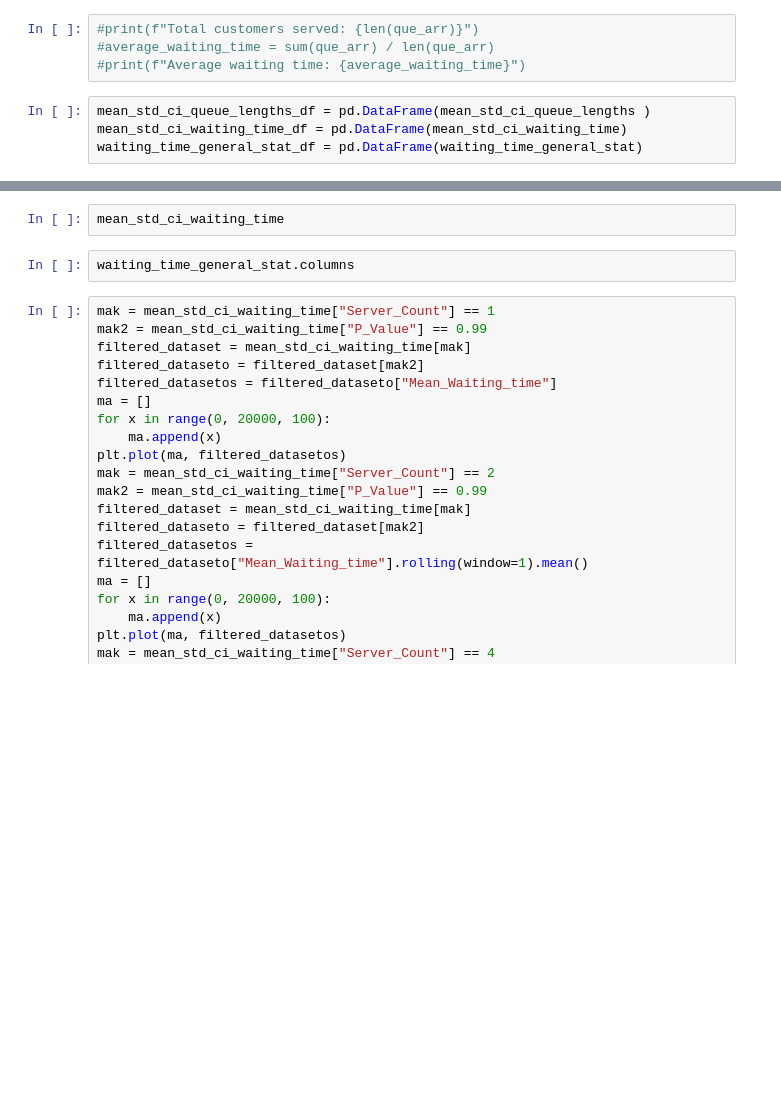
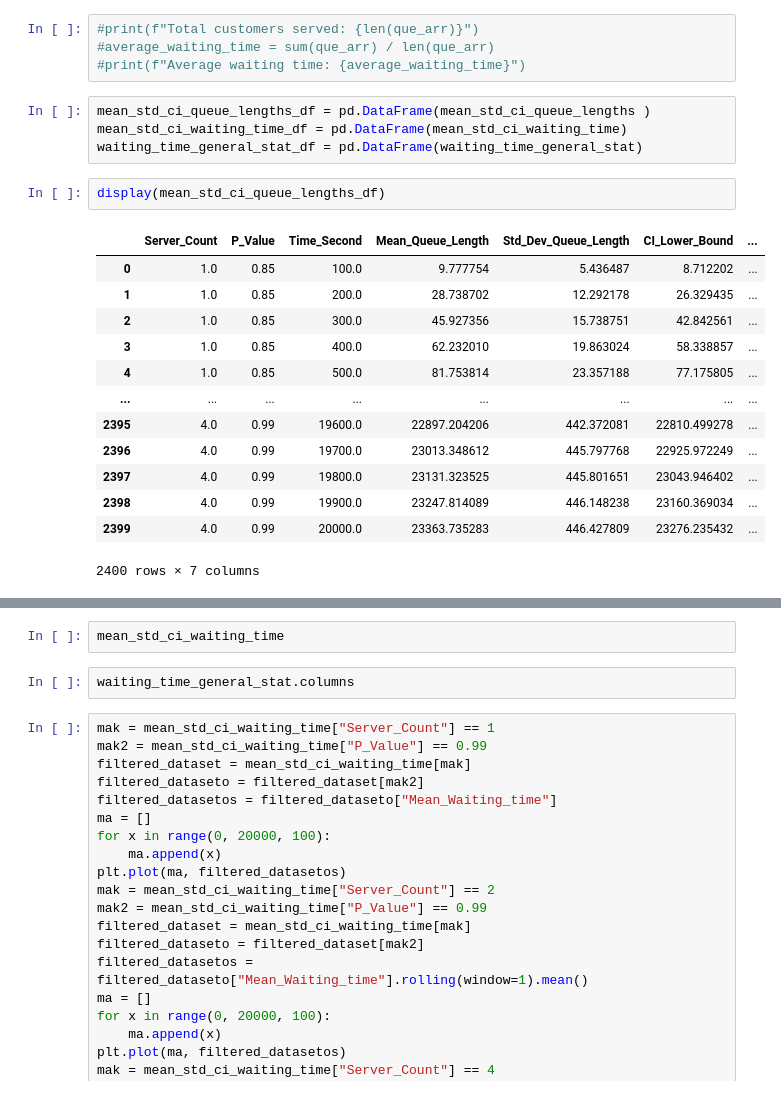
Before and after one commit to iliasoroka1/Discrete_Event_Simulation, a Jupyter notebook: hyperexponentail_distr_service_time.ipynb, the cells around one changed output, grey strips where cells are left out. Cells and saved outputs as stored; diff of their text form; blank space fills up the shorter version.

```diff
--- a/hyperexponentail_distr_service_time.ipynb
+++ b/hyperexponentail_distr_service_time.ipynb
@@ -239,6 +241,22 @@ for server in serv:
 mean_std_ci_queue_lengths_df = pd.DataFrame(mean_std_ci_queue_lengths )
 mean_std_ci_waiting_time_df = pd.DataFrame(mean_std_ci_waiting_time)
 waiting_time_general_stat_df = pd.DataFrame(waiting_time_general_stat)
+# %%
+display(mean_std_ci_queue_lengths_df)
+# %% [output]
+|  | Server_Count | P_Value | Time_Second | Mean_Queue_Length | Std_Dev_Queue_Length | CI_Lower_Bound | ... |
+| 0 | 1.0 | 0.85 | 100.0 | 9.777754 | 5.436487 | 8.712202 | ... |
+| 1 | 1.0 | 0.85 | 200.0 | 28.738702 | 12.292178 | 26.329435 | ... |
+| 2 | 1.0 | 0.85 | 300.0 | 45.927356 | 15.738751 | 42.842561 | ... |
+| 3 | 1.0 | 0.85 | 400.0 | 62.232010 | 19.863024 | 58.338857 | ... |
+| 4 | 1.0 | 0.85 | 500.0 | 81.753814 | 23.357188 | 77.175805 | ... |
+| ... | ... | ... | ... | ... | ... | ... | ... |
+| 2395 | 4.0 | 0.99 | 19600.0 | 22897.204206 | 442.372081 | 22810.499278 | ... |
+| 2396 | 4.0 | 0.99 | 19700.0 | 23013.348612 | 445.797768 | 22925.972249 | ... |
+| 2397 | 4.0 | 0.99 | 19800.0 | 23131.323525 | 445.801651 | 23043.946402 | ... |
+| 2398 | 4.0 | 0.99 | 19900.0 | 23247.814089 | 446.148238 | 23160.369034 | ... |
+| 2399 | 4.0 | 0.99 | 20000.0 | 23363.735283 | 446.427809 | 23276.235432 | ... |
+2400 rows × 7 columns
 # %%
 def extract_res_for_plt(dataframe, numb_serv, p_val):
     mask_severs = dataframe["Server_Count"] == numb_serv
```
Also changed, not shown: parts of 12 cells of this notebook.
